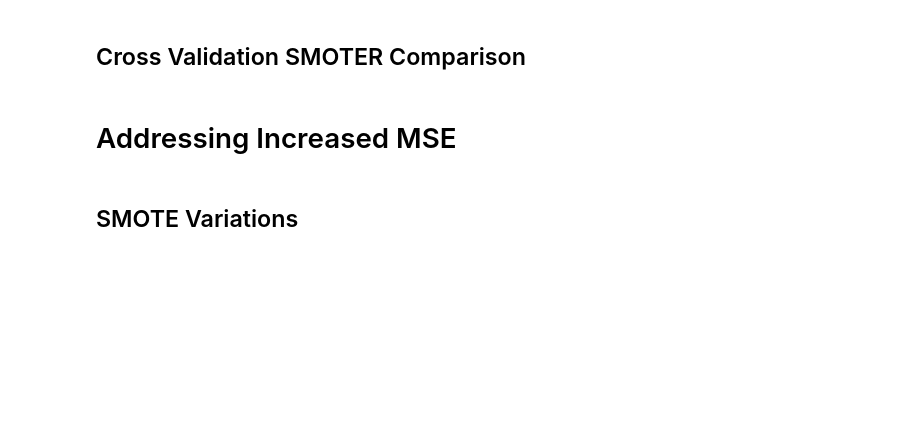
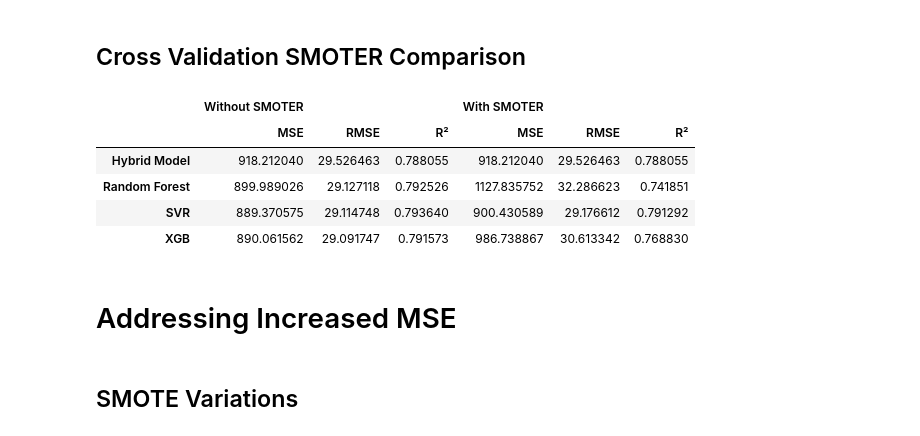
Before and after one commit to Luke1709/CSC-40080, a Jupyter notebook: final.ipynb, the cells around one changed output. Cells and saved outputs as stored; diff of their text form; code cells hidden in the pictures; blank space fills up the shorter version.

```diff
--- a/final.ipynb
+++ b/final.ipynb
@@ -1936,10 +1936,10 @@ xgb_r2_cv_smote = cross_val_score(best_xgb, X, y, cv=5, scoring='r2')
 xgb_mse_cv_smote = -cross_val_score(best_xgb, X, y, cv=5, scoring='neg_mean_squared_error')
 
 # Average MSE
-avg_mse_smote = [np.mean(stacked_mse_cv),np.mean(rf_mse_cv),np.mean(svr_mse_cv),np.mean(xgb_mse_cv)]
+avg_mse_smote = [np.mean(stacked_mse_cv_smote),np.mean(rf_mse_cv_smote),np.mean(svr_mse_cv_smote),np.mean(xgb_mse_cv_smote)]
 
 # Average RMSE
-avg_rmse_smote = [np.mean(np.sqrt(stacked_mse_cv)),np.mean(np.sqrt(rf_mse_cv)),np.mean(np.sqrt(svr_mse_cv)),np.mean(np.sqrt(xgb_mse_cv))]
+avg_rmse_smote = [np.mean(np.sqrt(stacked_mse_cv_smote)),np.mean(np.sqrt(rf_mse_cv_smote)),np.mean(np.sqrt(svr_mse_cv_smote)),np.mean(np.sqrt(xgb_mse_cv_smote))]
 
 # Average R2
-avg_r2_smote = [np.mean(stacked_r2_cv),np.mean(rf_r2_cv),np.mean(svr_r2_cv),np.mean(xgb_r2_cv)]
+avg_r2_smote = [np.mean(stacked_r2_cv_smote),np.mean(rf_r2_cv_smote),np.mean(svr_r2_cv_smote),np.mean(xgb_r2_cv_smote)]
@@ -1979,26 +1987,33 @@ df_combined
 ## Cross Validation SMOTER Comparison
 # %%
 # Models (row index)
-models = ['Random Forest', 'SVR', 'XGB', 'Hybrid Model']
+models = ['Hybrid Model', 'Random Forest', 'SVR', 'XGB']
 
 # Create MultiIndex for columns
 multi_column_index = pd.MultiIndex.from_product(
     [['Without SMOTER', 'With SMOTER'], ['MSE', 'RMSE', 'R²']],
     names=['Condition', 'Metric']
 )
 
 # Create the DataFrame with hierarchical columns
 df_combined_cv = pd.DataFrame({
     ('Without SMOTER', 'MSE'): avg_mse,
     ('Without SMOTER', 'RMSE'): avg_rmse,
     ('Without SMOTER', 'R²'): avg_r2,
     ('With SMOTER', 'MSE'): avg_mse_smote,
     ('With SMOTER', 'RMSE'): avg_rmse_smote,
     ('With SMOTER', 'R²'): avg_r2_smote
 }, index=models)
 
 # Display the combined DataFrame
 df_combined_cv
+# %% [output]
+|  | Without SMOTER |  |  | With SMOTER |  |  |
+|  | MSE | RMSE | R² | MSE | RMSE | R² |
+| Hybrid Model | 918.212040 | 29.526463 | 0.788055 | 918.212040 | 29.526463 | 0.788055 |
+| Random Forest | 899.989026 | 29.127118 | 0.792526 | 1127.835752 | 32.286623 | 0.741851 |
+| SVR | 889.370575 | 29.114748 | 0.793640 | 900.430589 | 29.176612 | 0.791292 |
+| XGB | 890.061562 | 29.091747 | 0.791573 | 986.738867 | 30.613342 | 0.768830 |
 # %% [markdown]
 # Addressing Increased MSE
 # %% [markdown]
```
Also changed, not shown: parts of 49 cells of this notebook, 1 other file.
